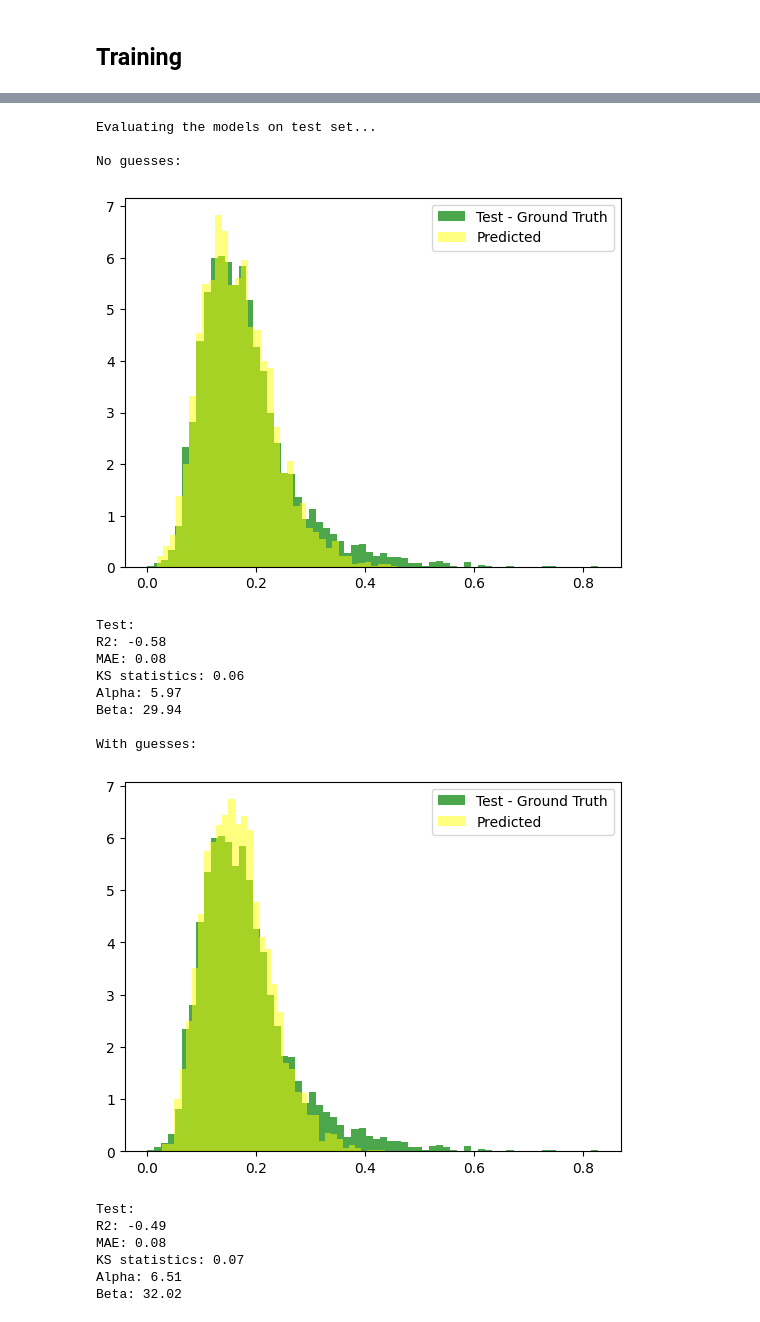
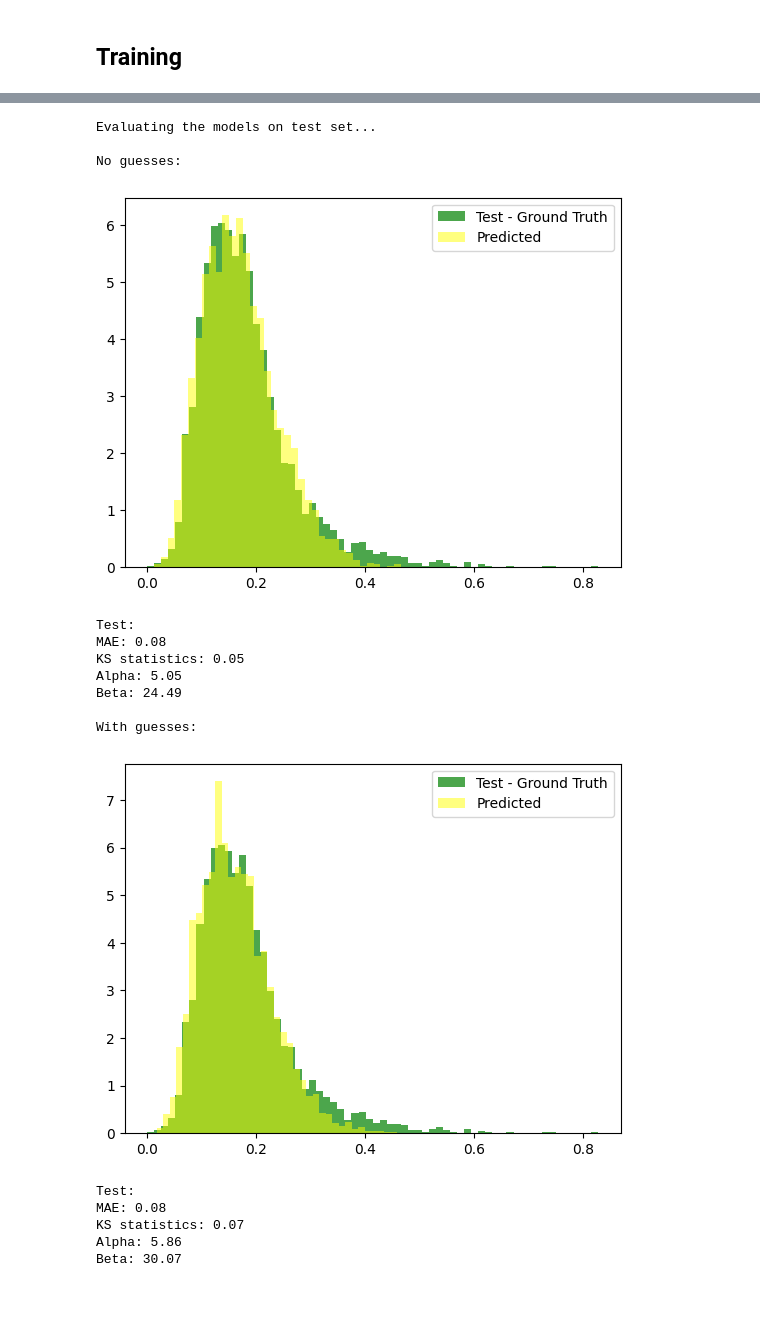
Before and after one commit to oshodiS/Rainfall-BetaEstimation, a Jupyter notebook: Rainfall new dataset.ipynb, the cells around one changed output, grey strips where cells are left out. Saved outputs shown, nothing was run; the diff lists cells and outputs as text; code cells hidden in the pictures.

```diff
--- a/Rainfall new dataset.ipynb
+++ b/Rainfall new dataset.ipynb
@@ -542,8 +538,8 @@ print(a_guess, b_guess)
 # %%
 # Parameters for the training
 batch_size = 16
-epochs = 20
-lr = 1e-3
+epochs = 6
+lr = 1e-2
 loss_prof = lambda y_true, dist: -dist.log_prob(y_true)
 
 print('Training the model without the guesses...')
@@ -552,8 +548,9 @@ history = train_nn_model(model_no_guess, X_train, y_train, batch_size, loss_prof
 #plot_training_history(history, figsize=(14, 4))
 
 print('\nTraining the model with the guesses...')
-#model_guess = build_nn_beta_model_bias(input_shape=(X_train.shape[1],), hidden=[64, 32], alpha_guess=a_guess, beta_guess=b_guess)
-#history = train_nn_model(model_guess, X_train, y_train, batch_size, loss_prof, lr, verbose=1, patience=10, validation_data=(X_val, y_val), epochs=epochs)
+lr = 1e-4
+model_guess = build_nn_beta_model_bias(input_shape=(X_train.shape[1],), hidden=[64, 32], alpha_guess=a_guess, beta_guess=b_guess)
+history = train_nn_model(model_guess, X_train, y_train, batch_size, loss_prof, lr, verbose=1, patience=10, validation_data=(X_val, y_val), epochs=epochs)
 #plot_training_history(history, figsize=(14, 4))
 # %% [output]
 Training the model without the guesses...
@@ -578,11 +577,10 @@ print('Evaluating the models on training set...')
 
 print('\nNo guesses:')
 dist_train_no_guess = model_no_guess(X_train)
-r2_train_no_guess, mae_train_no_guess, ks_statist_train_no_guess = get_scores(dist_train_no_guess, y_train, 'Train - Ground Truth', 'red')
+mae_train_no_guess, ks_statist_train_no_guess = sample_metrics(dist_train_no_guess, y_train, 'Train - Ground Truth', 'red')
 a_train_no_guess = dist_train_no_guess.concentration1.numpy().mean()
 b_train_no_guess = dist_train_no_guess.concentration0.numpy().mean()
 print('Train:')
-print(f'R2: {r2_train_no_guess:.2f}')
 print(f'MAE: {mae_train_no_guess:.2f}')
 print(f'KS statistics: {ks_statist_train_no_guess:.2f}')
 print(f'Alpha: {a_train_no_guess:.2f}')
@@ -590,21 +588,20 @@ print(f'Beta: {b_train_no_guess:.2f}')
 
 print('\nWith guesses:')
 dist_train_guess = model_guess(X_train)
-r2_train_guess, mae_train_guess, ks_statist_train_guess = get_scores(dist_train_guess, y_train, 'Train - Ground Truth', 'red')
+mae_train_guess, ks_statist_train_guess = sample_metrics(dist_train_guess, y_train, 'Train - Ground Truth', 'red')
 a_train_guess = dist_train_guess.concentration1.numpy().mean()
 b_train_guess = dist_train_guess.concentration0.numpy().mean()
 print('Train:')
-print(f'R2: {r2_train_guess:.2f}')
 print(f'MAE: {mae_train_guess:.2f}')
 print(f'KS statistics: {ks_statist_train_guess:.2f}')
 print(f'Alpha: {a_train_guess:.2f}')
 print(f'Beta: {b_train_guess:.2f}')
 
 # Store the results in a dataframe
-results = pd.DataFrame(columns=['Model', 'Split', 'R2', 'MAE', 'KS statistics', 'Alpha', 'Beta'])
+results = pd.DataFrame(columns=['Model', 'Split', 'MAE', 'KS statistics', 'Alpha', 'Beta'])
 
-train_no_guess = ['No guesses', 'Train', r2_train_no_guess, mae_train_no_guess, ks_statist_train_no_guess, a_train_no_guess, b_train_no_guess]
-train_guess = ['With guesses', 'Train', r2_train_guess, mae_train_guess, ks_statist_train_guess, a_train_guess, b_train_guess]
+train_no_guess = ['No guesses', 'Train', mae_train_no_guess, ks_statist_train_no_guess, a_train_no_guess, b_train_no_guess]
+train_guess = ['With guesses', 'Train', mae_train_guess, ks_statist_train_guess, a_train_guess, b_train_guess]
 
 results.loc[0] = train_no_guess
 results.loc[1] = train_guess
@@ -633,11 +630,10 @@ print('Evaluating the models on validation set...')
 
 print('\nNo guesses:')
 dist_val_no_guess = model_no_guess(X_val)
-r2_val_no_guess, mae_val_no_guess, ks_statist_val_no_guess = get_scores(dist_val_no_guess, y_val, 'Validation - Ground Truth', 'blue')
+mae_val_no_guess, ks_statist_val_no_guess = sample_metrics(dist_val_no_guess, y_val, 'Validation - Ground Truth', 'blue')
 a_val_no_guess = dist_val_no_guess.concentration1.numpy().mean()
 b_val_no_guess = dist_val_no_guess.concentration0.numpy().mean()
 print('Validation:')
-print(f'R2: {r2_val_no_guess:.2f}')
 print(f'MAE: {mae_val_no_guess:.2f}')
 print(f'KS statistics: {ks_statist_val_no_guess:.2f}')
 print(f'Alpha: {a_val_no_guess:.2f}')
@@ -645,18 +641,17 @@ print(f'Beta: {b_val_no_guess:.2f}')
 
 print('\nWith guesses:')
 dist_val_guess = model_guess(X_val)
-r2_val_guess, mae_val_guess, ks_statist_val_guess = get_scores(dist_val_guess, y_val, 'Validation - Ground Truth', 'blue')
+mae_val_guess, ks_statist_val_guess = sample_metrics(dist_val_guess, y_val, 'Validation - Ground Truth', 'blue')
 a_val_guess = dist_val_guess.concentration1.numpy().mean()
 b_val_guess = dist_val_guess.concentration0.numpy().mean()
 print('Validation:')
-print(f'R2: {r2_val_guess:.2f}')
 print(f'MAE: {mae_val_guess:.2f}')
 print(f'KS statistics: {ks_statist_val_guess:.2f}')
 print(f'Alpha: {a_val_guess:.2f}')
 print(f'Beta: {b_val_guess:.2f}')
 
-val_no_guess = ['No guesses', 'Validation', r2_val_no_guess, mae_val_no_guess, ks_statist_val_no_guess, a_val_no_guess, b_val_no_guess]
-val_guess = ['With guesses', 'Validation', r2_val_guess, mae_val_guess, ks_statist_val_guess, a_val_guess, b_val_guess]
+val_no_guess = ['No guesses', 'Validation', mae_val_no_guess, ks_statist_val_no_guess, a_val_no_guess, b_val_no_guess]
+val_guess = ['With guesses', 'Validation', mae_val_guess, ks_statist_val_guess, a_val_guess, b_val_guess]
 
 results.loc[2] = val_no_guess
 results.loc[3] = val_guess
@@ -687,50 +680,46 @@ print('Evaluating the models on test set...')
 
 print('\nNo guesses:')
 dist_test_no_guess = model_no_guess(X_test)
-r2_test_no_guess, mae_test_no_guess, ks_statist_test_no_guess = get_scores(dist_test_no_guess, y_test, 'Test - Ground Truth', 'yellow')
+mae_test_no_guess, ks_statist_test_no_guess = sample_metrics(dist_test_no_guess, y_test, 'Test - Ground Truth', 'yellow')
 a_test_no_guess = dist_test_no_guess.concentration1.numpy().mean()
 b_test_no_guess = dist_test_no_guess.concentration0.numpy().mean()
 print('Test:')
-print(f'R2: {r2_test_no_guess:.2f}')
 print(f'MAE: {mae_test_no_guess:.2f}')
 print(f'KS statistics: {ks_statist_test_no_guess:.2f}')
 print(f'Alpha: {a_test_no_guess:.2f}')
 print(f'Beta: {b_test_no_guess:.2f}')
 
 print('\nWith guesses:')
 dist_test_guess = model_guess(X_test)
-r2_test_guess, mae_test_guess, ks_statist_test_guess = get_scores(dist_test_guess, y_test, 'Test - Ground Truth', 'yellow')
+mae_test_guess, ks_statist_test_guess = sample_metrics(dist_test_guess, y_test, 'Test - Ground Truth', 'yellow')
 a_test_guess = dist_test_guess.concentration1.numpy().mean()
 b_test_guess = dist_test_guess.concentration0.numpy().mean()
 print('Test:')
-print(f'R2: {r2_test_guess:.2f}')
 print(f'MAE: {mae_test_guess:.2f}')
 print(f'KS statistics: {ks_statist_test_guess:.2f}')
 print(f'Alpha: {a_test_guess:.2f}')
 print(f'Beta: {b_test_guess:.2f}')
 
-test_no_guess = ['No guesses', 'Test', r2_test_no_guess, mae_test_no_guess, ks_statist_test_no_guess, a_test_no_guess, b_test_no_guess]
-test_guess = ['With guesses', 'Test', r2_test_guess, mae_test_guess, ks_statist_test_guess, a_test_guess, b_test_guess]
+test_no_guess = ['No guesses', 'Test', mae_test_no_guess, ks_statist_test_no_guess, a_test_no_guess, b_test_no_guess]
+test_guess = ['With guesses', 'Test', mae_test_guess, ks_statist_test_guess, a_test_guess, b_test_guess]
 
 results.loc[4] = test_no_guess
 results.loc[5] = test_guess
 # %% [output]
 Evaluating the models on test set...
 
 No guesses:
-[figure, old version]
+[figure, new version]
 Test:
-R2: -0.58
 MAE: 0.08
-KS statistics: 0.06
-Alpha: 5.97
-Beta: 29.94
+KS statistics: 0.05
+Alpha: 5.05
+Beta: 24.49
 
 With guesses:
-[figure, old version]
+[figure, new version]
 Test:
-R2: -0.49
 MAE: 0.08
 KS statistics: 0.07
-Alpha: 6.51
-Beta: 32.02
+Alpha: 5.86
+Beta: 30.07
```
Also changed, not shown: parts of 24 cells of this notebook, 2 other files.
